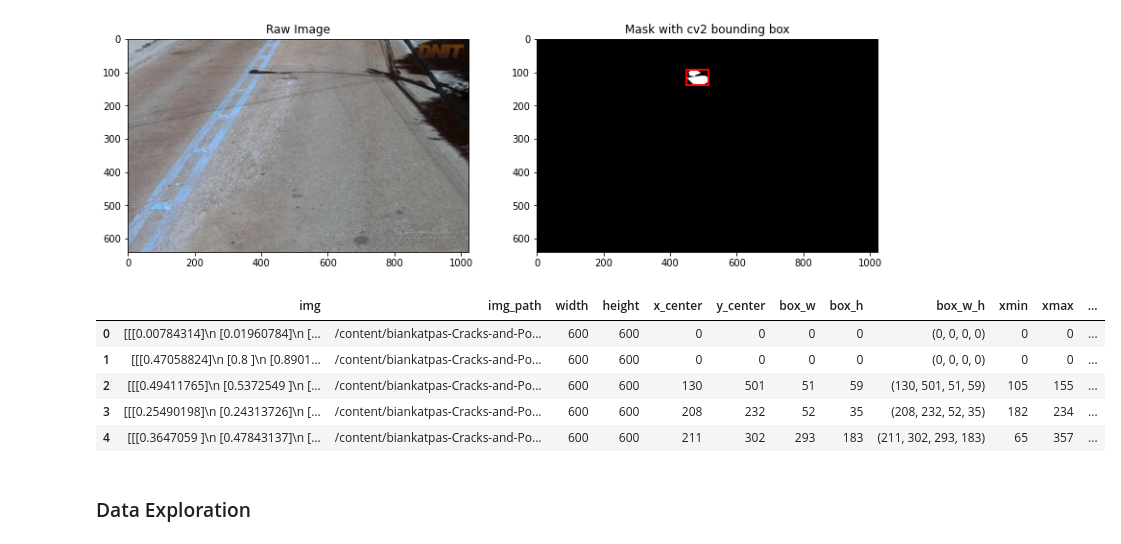
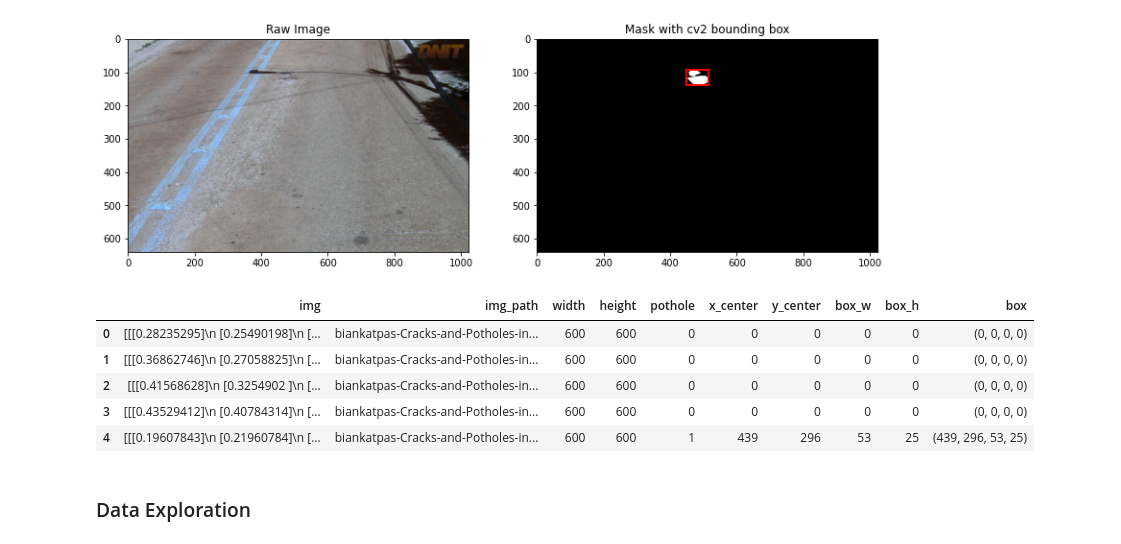
Before and after one commit to T-DEV16/ML-Group-Project-8, a Jupyter notebook: PotholeDetection.ipynb, the cells around one changed output. Drawn from its saved outputs; the diff is of its cells as text; code cells hidden in the pictures.

```diff
--- a/PotholeDetection.ipynb
+++ b/PotholeDetection.ipynb
@@ -139,15 +126,15 @@ df = pd.DataFrame({'img':imgs, 'img_path':img_paths , 'width':width, 'height':he
 df.to_csv('pothole_data.csv', index=None)
 # %%
 # Load data from csv
-potholes = pd.read_csv('/content/pothole_data.csv')
+potholes = pd.read_csv('pothole_data.csv')
 potholes.head()
 # %% [output]
-|  | img | img_path | width | height | x_center | y_center | box_w | box_h | box_w_h | xmin | xmax | ... |
-| 0 | [[[0.00784314]\n [0.01960784]\n [... | /content/biankatpas-Cracks-and-Po... | 600 | 600 | 0 | 0 | 0 | 0 | (0, 0, 0, 0) | 0 | 0 | ... |
-| 1 | [[[0.47058824]\n [0.8 ]\n [0.8901... | /content/biankatpas-Cracks-and-Po... | 600 | 600 | 0 | 0 | 0 | 0 | (0, 0, 0, 0) | 0 | 0 | ... |
-| 2 | [[[0.49411765]\n [0.5372549 ]\n [... | /content/biankatpas-Cracks-and-Po... | 600 | 600 | 130 | 501 | 51 | 59 | (130, 501, 51, 59) | 105 | 155 | ... |
-| 3 | [[[0.25490198]\n [0.24313726]\n [... | /content/biankatpas-Cracks-and-Po... | 600 | 600 | 208 | 232 | 52 | 35 | (208, 232, 52, 35) | 182 | 234 | ... |
-| 4 | [[[0.3647059 ]\n [0.47843137]\n [... | /content/biankatpas-Cracks-and-Po... | 600 | 600 | 211 | 302 | 293 | 183 | (211, 302, 293, 183) | 65 | 357 | ... |
+|  | img | img_path | width | height | pothole | x_center | y_center | box_w | box_h | box |
+| 0 | [[[0.28235295]\n [0.25490198]\n [... | biankatpas-Cracks-and-Potholes-in... | 600 | 600 | 0 | 0 | 0 | 0 | 0 | (0, 0, 0, 0) |
+| 1 | [[[0.36862746]\n [0.27058825]\n [... | biankatpas-Cracks-and-Potholes-in... | 600 | 600 | 0 | 0 | 0 | 0 | 0 | (0, 0, 0, 0) |
+| 2 | [[[0.41568628]\n [0.3254902 ]\n [... | biankatpas-Cracks-and-Potholes-in... | 600 | 600 | 0 | 0 | 0 | 0 | 0 | (0, 0, 0, 0) |
+| 3 | [[[0.43529412]\n [0.40784314]\n [... | biankatpas-Cracks-and-Potholes-in... | 600 | 600 | 0 | 0 | 0 | 0 | 0 | (0, 0, 0, 0) |
+| 4 | [[[0.19607843]\n [0.21960784]\n [... | biankatpas-Cracks-and-Potholes-in... | 600 | 600 | 1 | 439 | 296 | 53 | 25 | (439, 296, 53, 25) |
 # %% [markdown]
 ### Data Exploration
 # %% [markdown]
```
Also changed, not shown: parts of 22 cells of this notebook.
